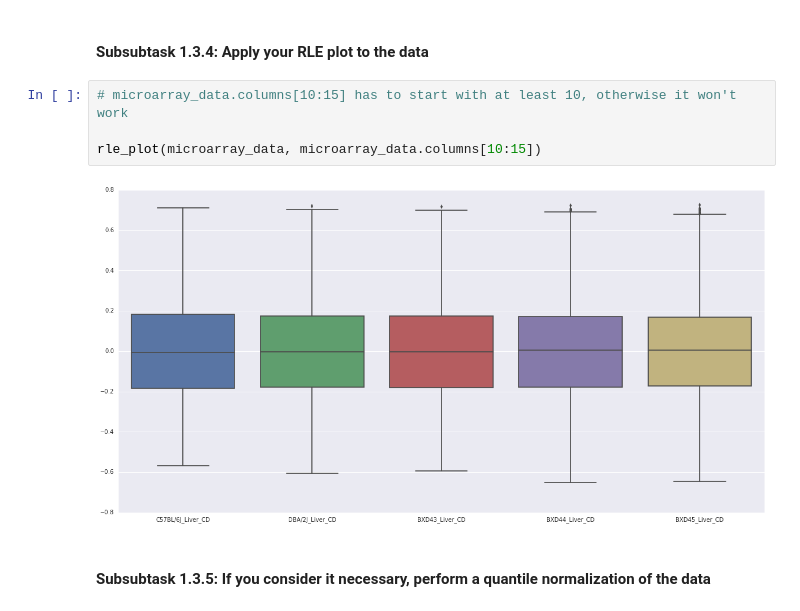
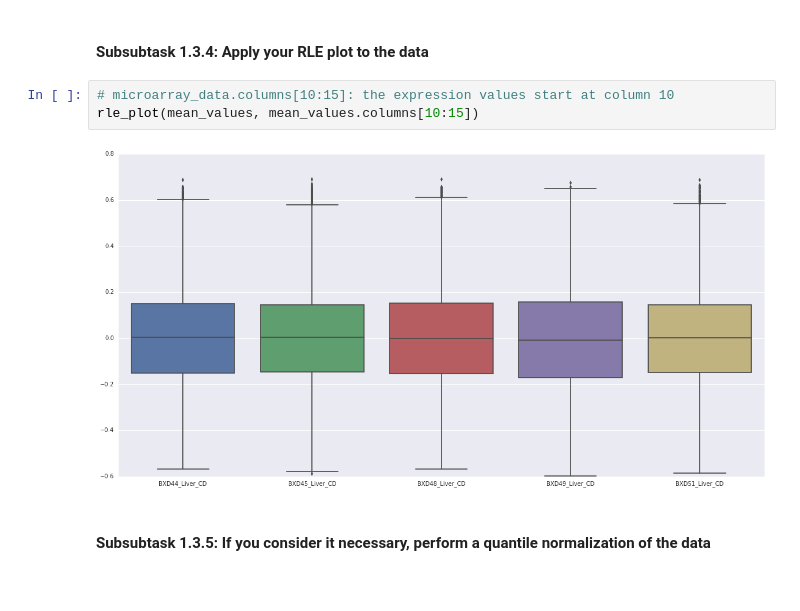
Before and after one commit to Telocontar/IntegratedBioinformatics, a Jupyter notebook: notebooks/DayX_DE_Analysis.ipynb, the cells around one changed output. Saved outputs shown, nothing was run; the diff lists cells and outputs as text.

```diff
--- a/notebooks/DayX_DE_Analysis.ipynb
+++ b/notebooks/DayX_DE_Analysis.ipynb
@@ -121,11 +115,10 @@ def rle_plot(rle_data, cols):
 # %% [markdown]
 #### Subsubtask 1.3.4: Apply your RLE plot to the data
 # %%
-# microarray_data.columns[10:15] has to start with at least 10, otherwise it won't work
-
-rle_plot(microarray_data, microarray_data.columns[10:15])
+# microarray_data.columns[10:15]: the expression values start at column 10
+rle_plot(mean_values, mean_values.columns[10:15])
 # %% [output]
-[figure, old version]
+[figure, new version]
 # %% [markdown]
 #### Subsubtask 1.3.5: If you consider it necessary, perform a quantile normalization of the data
 # %% [markdown]
```
Also changed, not shown: parts of 47 cells of this notebook.
